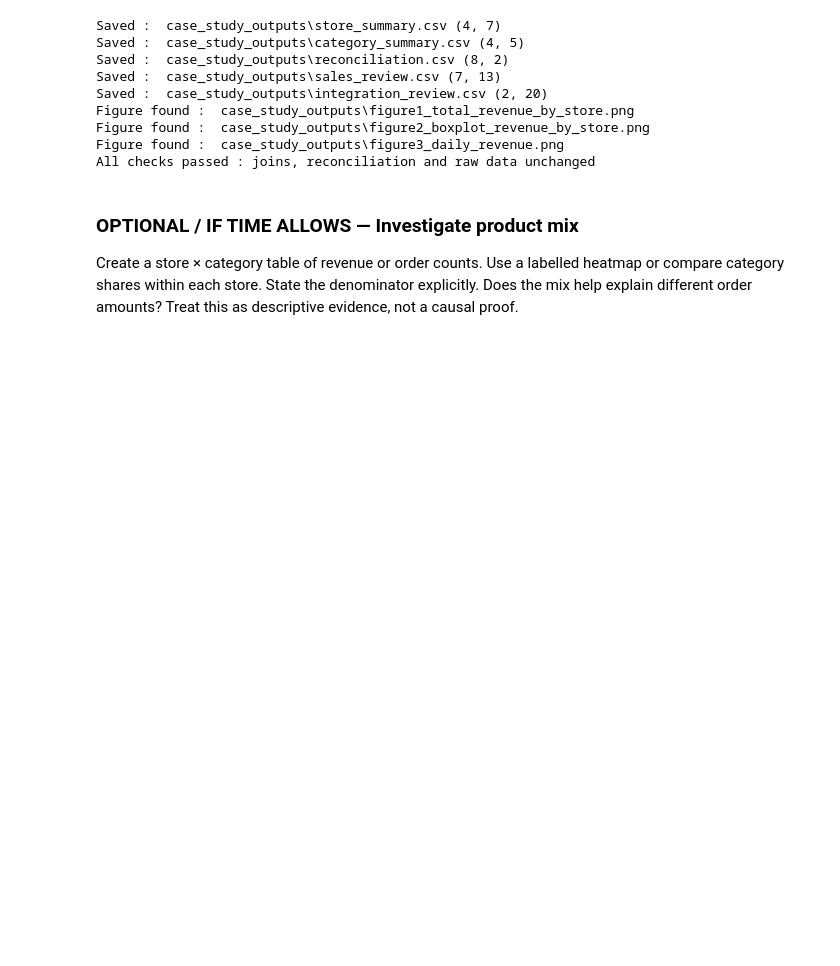
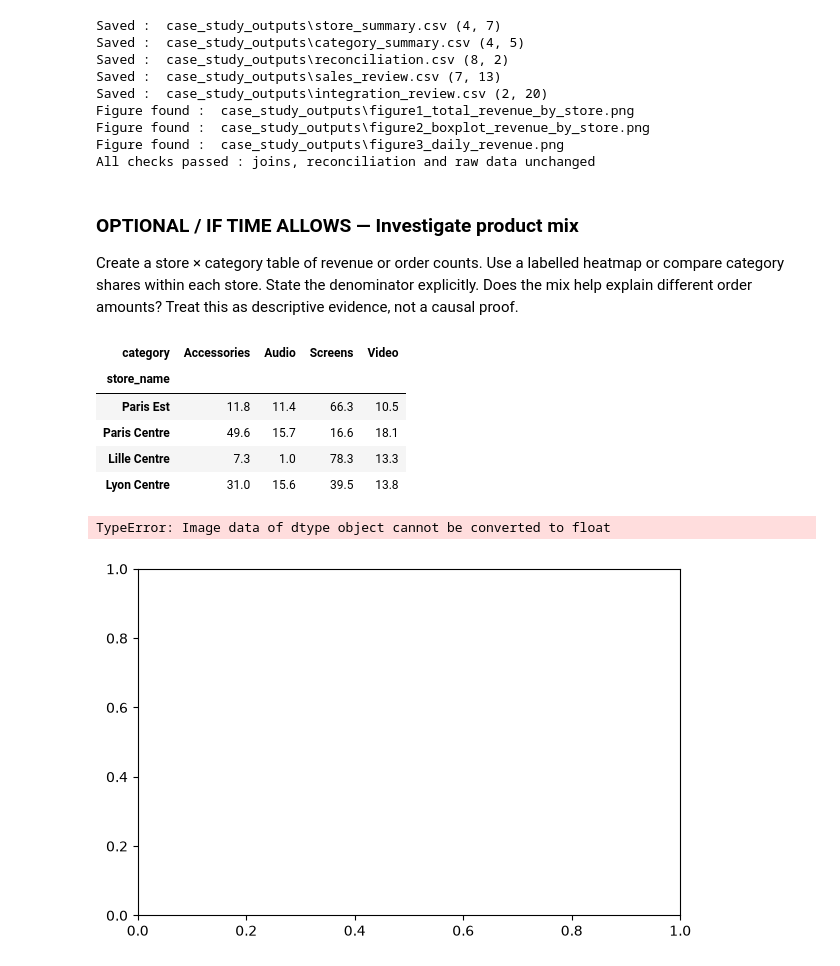
Before and after one commit to kimynh/INF4---Atelier-5, a Jupyter notebook: notebooks/05-Data-Integration-Case-Study.ipynb, the cells around one changed output. Drawn from its saved outputs; the diff is of its cells as text; code cells hidden in the pictures; blank space fills up the shorter version.

Commit message:
feat: ajoute l'analyse optionnelle du mix produit (table store x category + heatmap)

```diff
--- a/notebooks/05-Data-Integration-Case-Study.ipynb
+++ b/notebooks/05-Data-Integration-Case-Study.ipynb
@@ -727,3 +727,42 @@ All checks passed : joins, reconciliation and raw data unchanged
 # %% [markdown]
 ### OPTIONAL / IF TIME ALLOWS — Investigate product mix
 Create a store × category table of revenue or order counts. Use a labelled heatmap or compare category shares within each store. State the denominator explicitly. Does the mix help explain different order amounts? Treat this as descriptive evidence, not a causal proof.
+# %%
+#8. Optional : store × category
+store_category_revenue = (analysis.groupby(['store_name', 'category'])['revenue_eur']
+                           .sum()
+                           .unstack(fill_value=0))
+
+store_category_share = store_category_revenue.div(store_category_revenue.sum(axis=1), axis=0) * 100
+store_category_share = store_category_share.loc[store_order]
+
+display(store_category_share.round(1))
+
+fig, ax = plt.subplots(figsize=(7, 4.5))
+heatmap_data = store_category_share.to_numpy(dtype=float)
+im = ax.imshow(heatmap_data, cmap='Blues', aspect='auto')
+
+ax.set_xticks(range(len(store_category_share.columns)))
+ax.set_xticklabels(store_category_share.columns, rotation=45, ha='right')
+ax.set_yticks(range(len(store_category_share.index)))
+ax.set_yticklabels(store_category_share.index)
+ax.set_title("Revenue share by category within each store (% of store's total revenue)")
+
+for i in range(heatmap_data.shape[0]):
+    for j in range(heatmap_data.shape[1]):
+        ax.text(j, i, f"{heatmap_data[i, j]:.0f}%", ha='center', va='center',
+                color='white' if heatmap_data[i, j] > 50 else 'black')
+
+fig.colorbar(im, ax=ax, label='Share of store revenue (%)')
+plt.tight_layout()
+fig.savefig(OUT_DIR / "figure4_optional_store_category_mix.png", dpi=150)
+plt.show()
+# %% [output]
+| category | Accessories | Audio | Screens | Video |
+| store_name |  |  |  |  |
+| Paris Est | 11.8 | 11.4 | 66.3 | 10.5 |
+| Paris Centre | 49.6 | 15.7 | 16.6 | 18.1 |
+| Lille Centre | 7.3 | 1.0 | 78.3 | 13.3 |
+| Lyon Centre | 31.0 | 15.6 | 39.5 | 13.8 |
+TypeError: Image data of dtype object cannot be converted to float
+[figure, added]
```
Also changed, not shown: 1 other file.
